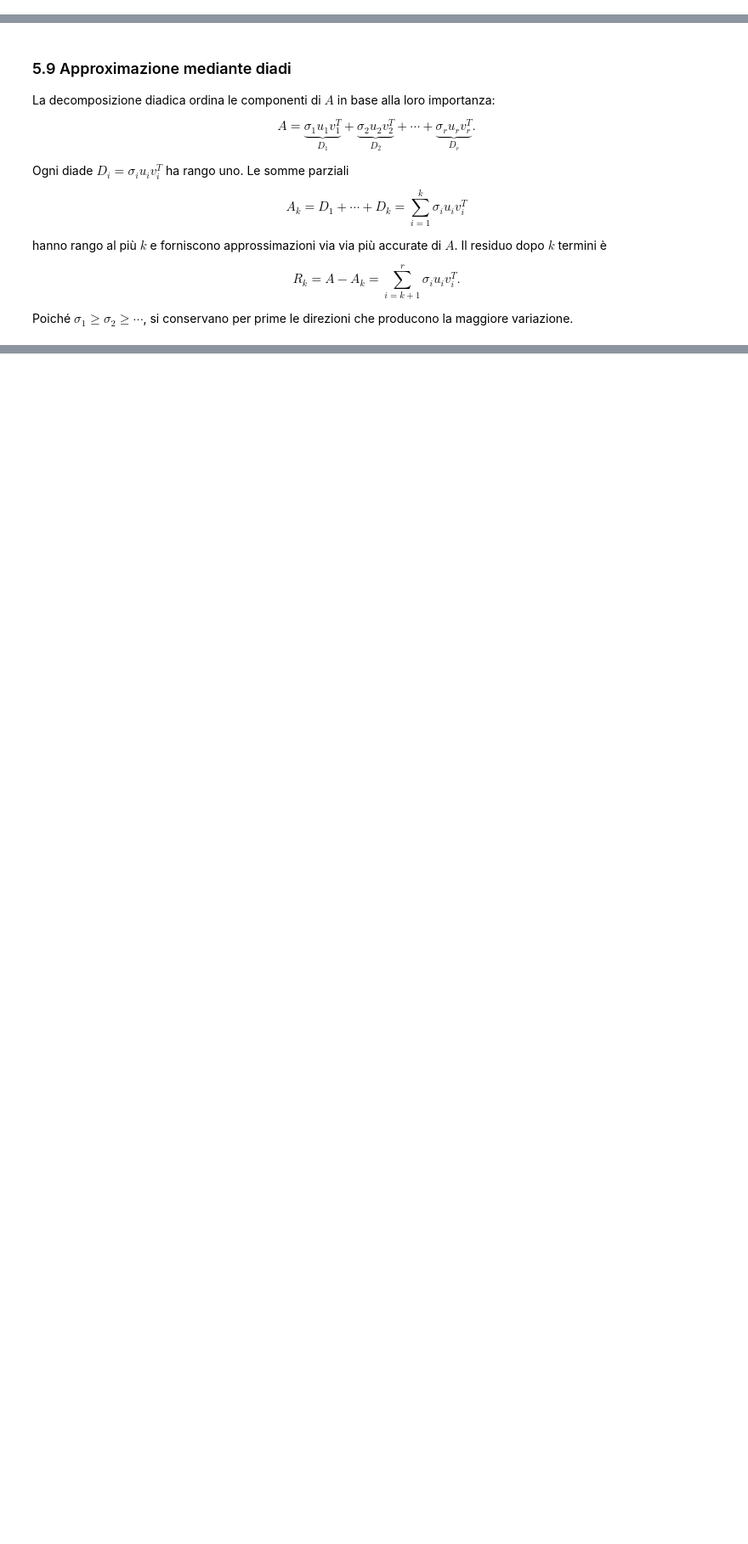
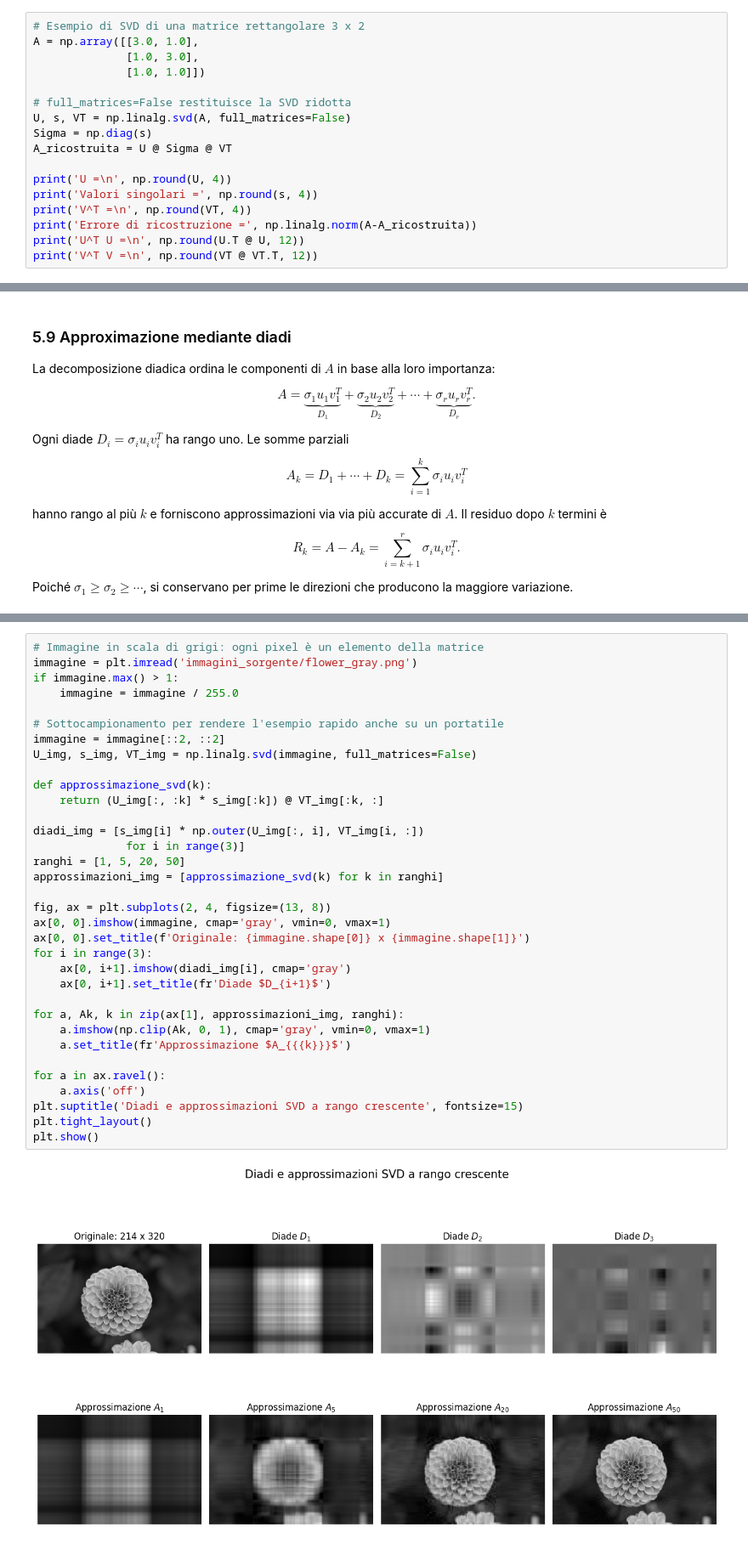
Before and after one commit to elenaloli/metodi-analisi-dati-2026, a Jupyter notebook: _sources/book/fattorizzazione-matrici2.ipynb, the cells around one changed output, grey strips where cells are left out. Shown at 85% size. Cells and saved outputs as stored; diff of their text form; blank space fills up the shorter version.

```diff
--- a/_sources/book/fattorizzazione-matrici2.ipynb
+++ b/_sources/book/fattorizzazione-matrici2.ipynb
@@ -115,3 +115,20 @@ A^Tu_i=\sigma_i v_i.
 $$
 
 Quindi $A$ trasforma il vettore unitario $v_i$ nel vettore $u_i$, moltiplicandone la lunghezza per $\sigma_i$. Le direzioni $v_i$ sono le direzioni principali nel dominio; le direzioni $u_i$ sono le corrispondenti direzioni nel codominio.
+# %%
+# Esempio di SVD di una matrice rettangolare 3 x 2
+A = np.array([[3.0, 1.0],
+              [1.0, 3.0],
+              [1.0, 1.0]])
+
+# full_matrices=False restituisce la SVD ridotta
+U, s, VT = np.linalg.svd(A, full_matrices=False)
+Sigma = np.diag(s)
+A_ricostruita = U @ Sigma @ VT
+
+print('U =\n', np.round(U, 4))
+print('Valori singolari =', np.round(s, 4))
+print('V^T =\n', np.round(VT, 4))
+print('Errore di ricostruzione =', np.linalg.norm(A-A_ricostruita))
+print('U^T U =\n', np.round(U.T @ U, 12))
+print('V^T V =\n', np.round(VT @ VT.T, 12))
@@ -294,6 +334,42 @@ align: center
 <p align="center">
   <img src="immagini_sorgente/flower_gray.png" width="700">
 </p> -->
+# %%
+# Immagine in scala di grigi: ogni pixel è un elemento della matrice
+immagine = plt.imread('immagini_sorgente/flower_gray.png')
+if immagine.max() > 1:
+    immagine = immagine / 255.0
+
+# Sottocampionamento per rendere l'esempio rapido anche su un portatile
+immagine = immagine[::2, ::2]
+U_img, s_img, VT_img = np.linalg.svd(immagine, full_matrices=False)
+
+def approssimazione_svd(k):
+    return (U_img[:, :k] * s_img[:k]) @ VT_img[:k, :]
+
+diadi_img = [s_img[i] * np.outer(U_img[:, i], VT_img[i, :])
+              for i in range(3)]
+ranghi = [1, 5, 20, 50]
+approssimazioni_img = [approssimazione_svd(k) for k in ranghi]
+
+fig, ax = plt.subplots(2, 4, figsize=(13, 8))
+ax[0, 0].imshow(immagine, cmap='gray', vmin=0, vmax=1)
+ax[0, 0].set_title(f'Originale: {immagine.shape[0]} x {immagine.shape[1]}')
+for i in range(3):
+    ax[0, i+1].imshow(diadi_img[i], cmap='gray')
+    ax[0, i+1].set_title(fr'Diade $D_{i+1}$')
+
+for a, Ak, k in zip(ax[1], approssimazioni_img, ranghi):
+    a.imshow(np.clip(Ak, 0, 1), cmap='gray', vmin=0, vmax=1)
+    a.set_title(fr'Approssimazione $A_{{{k}}}$')
+
+for a in ax.ravel():
+    a.axis('off')
+plt.suptitle('Diadi e approssimazioni SVD a rango crescente', fontsize=15)
+plt.tight_layout()
+plt.show()
+# %% [output]
+[figure, added]
 # %% [markdown]
 
 
```
Also changed, not shown: parts of 2 cells of this notebook, 5 other files.
